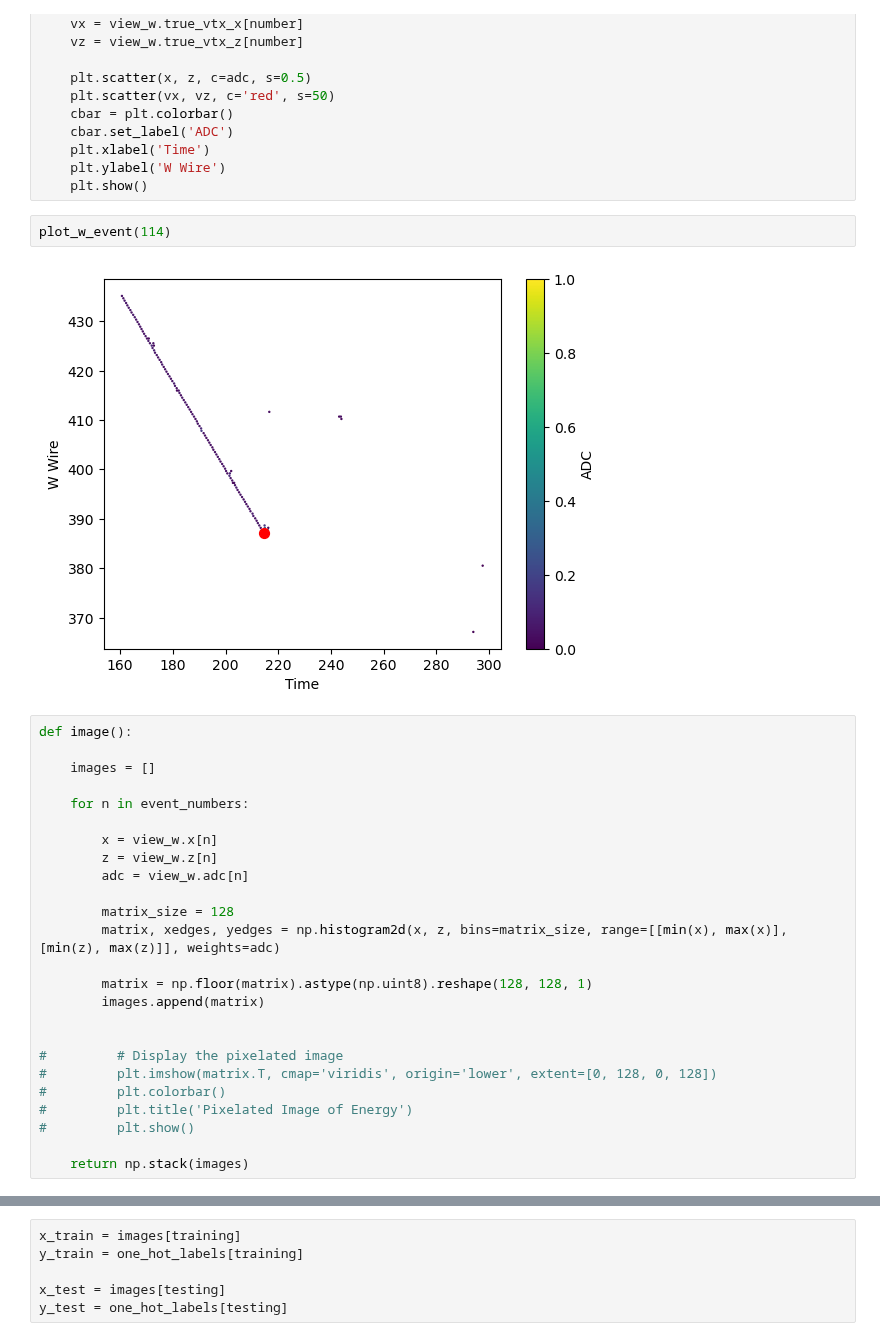
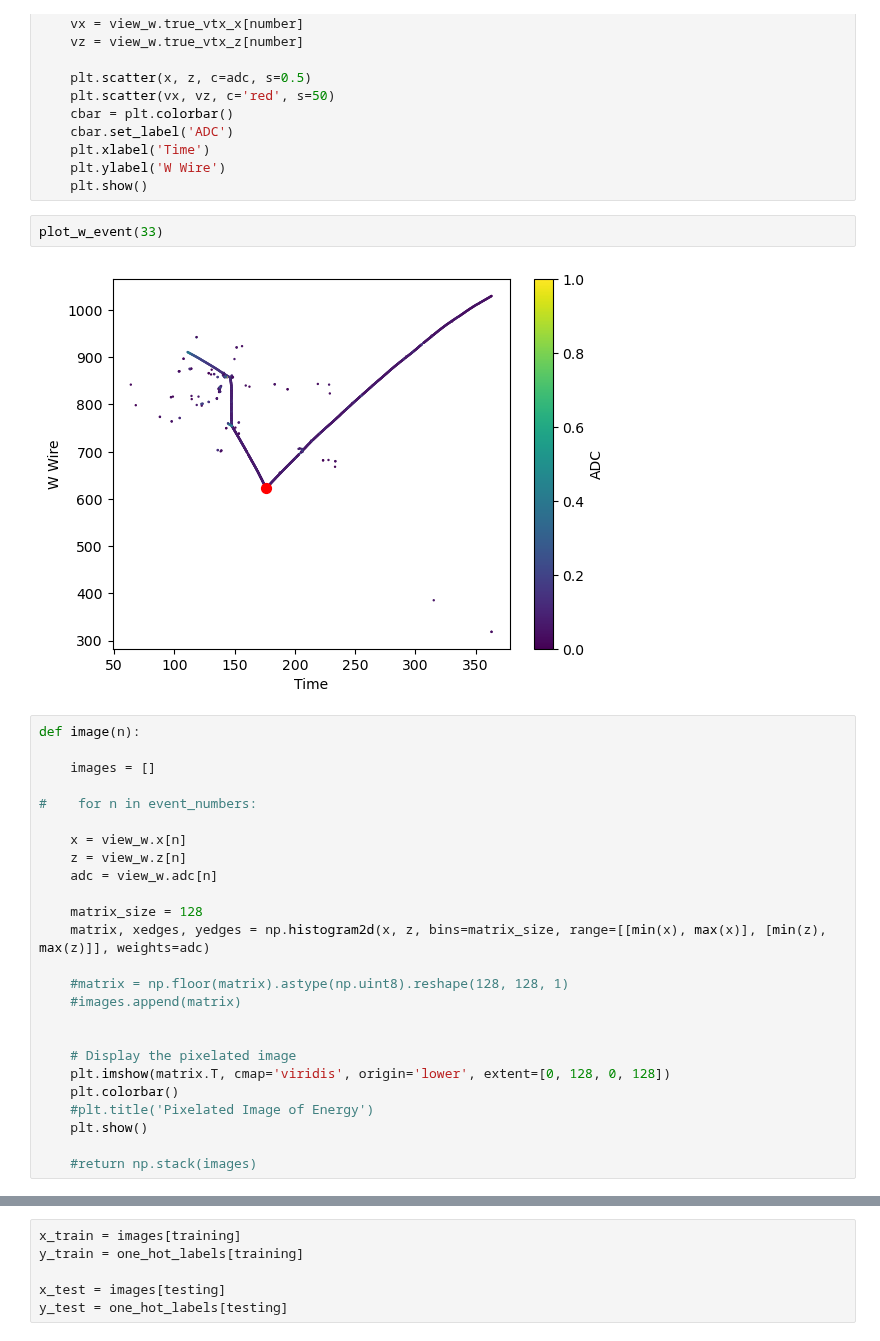
Before and after one commit to mohummudh/neutrinos-dune, a Jupyter notebook: andrew/5cnn/CNN.ipynb, the cells around one changed output, grey strips where cells are left out. Drawn from its saved outputs; the diff is of its cells as text.

```diff
--- a/andrew/5cnn/CNN.ipynb
+++ b/andrew/5cnn/CNN.ipynb
@@ -108,32 +108,32 @@ def plot_w_event(number):
     plt.ylabel('W Wire')
     plt.show()
 # %%
-plot_w_event(114)
+plot_w_event(33)
 # %% [output]
-[figure, old version]
+[figure, new version]
 # %%
-def image():
+def image(n):
 
     images = []
 
-    for n in event_numbers:
+#    for n in event_numbers:
 
-        x = view_w.x[n]
-        z = view_w.z[n]
-        adc = view_w.adc[n]
+    x = view_w.x[n]
+    z = view_w.z[n]
+    adc = view_w.adc[n]
 
-        matrix_size = 128
-        matrix, xedges, yedges = np.histogram2d(x, z, bins=matrix_size, range=[[min(x), max(x)], [min(z), max(z)]], weights=adc)
+    matrix_size = 128
+    matrix, xedges, yedges = np.histogram2d(x, z, bins=matrix_size, range=[[min(x), max(x)], [min(z), max(z)]], weights=adc)
 
-        matrix = np.floor(matrix).astype(np.uint8).reshape(128, 128, 1)
-        images.append(matrix)
+    #matrix = np.floor(matrix).astype(np.uint8).reshape(128, 128, 1)
+    #images.append(matrix)
 
 
-#         # Display the pixelated image
-#         plt.imshow(matrix.T, cmap='viridis', origin='lower', extent=[0, 128, 0, 128])
-#         plt.colorbar()
-#         plt.title('Pixelated Image of Energy')
-#         plt.show()
+    # Display the pixelated image
+    plt.imshow(matrix.T, cmap='viridis', origin='lower', extent=[0, 128, 0, 128])
+    plt.colorbar()
+    #plt.title('Pixelated Image of Energy')
+    plt.show()
 
-    return np.stack(images)
+    #return np.stack(images)
 # %%
```
Also changed, not shown: parts of 14 cells of this notebook.
